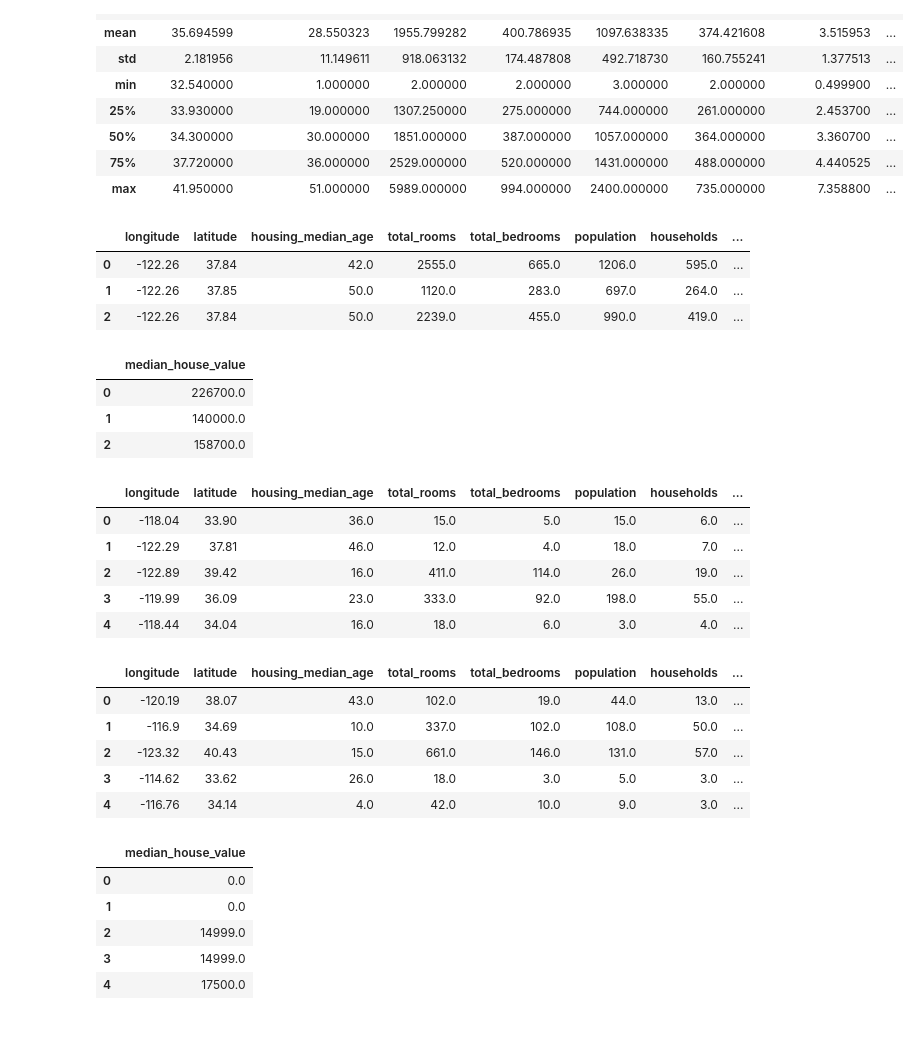
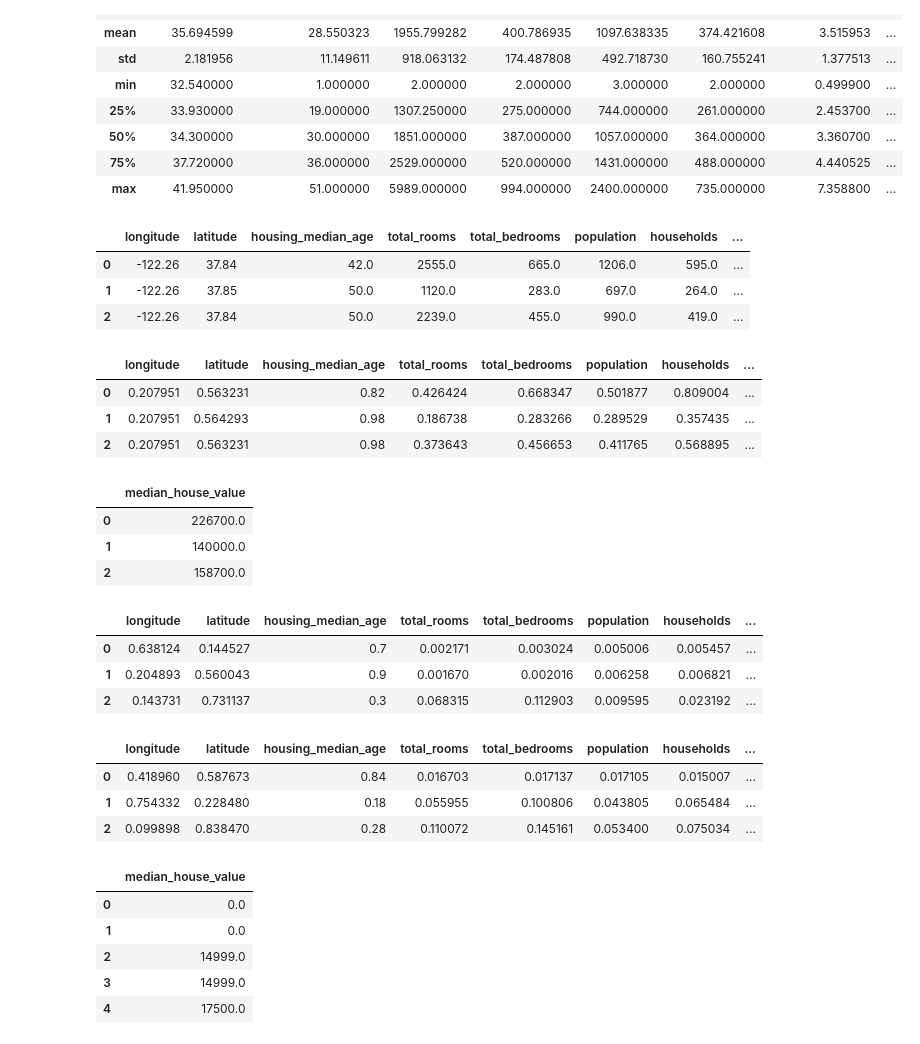
Before and after one commit to lucasrodrigues10/IA_Python, a Jupyter notebook: Trabalho_IA.ipynb, the cells around one changed output. Cells and saved outputs as stored; diff of their text form; code cells hidden in the pictures.

```diff
--- a/Trabalho_IA.ipynb
+++ b/Trabalho_IA.ipynb
@@ -59,13 +59,39 @@ precos_casa.describe()
 # separa o dataframe
 dados = precos_casa.loc[:, precos_casa.columns != 'median_house_value']
 target = precos_casa.loc[:, precos_casa.columns == 'median_house_value']
+# %%
+# numeriza o ocean
+dic_ocean = {0: 'NEAR BAY', 1: '<1H OCEAN', 2: 'INLAND', 3: 'NEAR OCEAN', 4: 'ISLAND'}
+for chave, valor in dic_ocean.items():
+    dados = dados.replace(valor, chave)
+# %%
+dados.head(3)
+# %% [output]
+|  | longitude | latitude | housing_median_age | total_rooms | total_bedrooms | population | households | ... |
+| 0 | -122.26 | 37.84 | 42.0 | 2555.0 | 665.0 | 1206.0 | 595.0 | ... |
+| 1 | -122.26 | 37.85 | 50.0 | 1120.0 | 283.0 | 697.0 | 264.0 | ... |
+| 2 | -122.26 | 37.84 | 50.0 | 2239.0 | 455.0 | 990.0 | 419.0 | ... |
+# %%
+# normaliza dados
+colunas = dados.columns
+min_max_scaler = preprocessing.MinMaxScaler()
+x_scaled = min_max_scaler.fit_transform(dados.values.astype(float))
+dados = pd.DataFrame(x_scaled)
+dados.columns = colunas
+
+#normaliza target
+colunas = target.columns
+min_max_scaler = preprocessing.MinMaxScaler()
+x_scaled = min_max_scaler.fit_transform(dados.values.astype(float))
+dados = pd.DataFrame(x_scaled)
+dados.columns = colunas
 # %%
 dados.head(3)
 # %% [output]
 |  | longitude | latitude | housing_median_age | total_rooms | total_bedrooms | population | households | ... |
-| 0 | -122.26 | 37.84 | 42.0 | 2555.0 | 665.0 | 1206.0 | 595.0 | ... |
-| 1 | -122.26 | 37.85 | 50.0 | 1120.0 | 283.0 | 697.0 | 264.0 | ... |
-| 2 | -122.26 | 37.84 | 50.0 | 2239.0 | 455.0 | 990.0 | 419.0 | ... |
+| 0 | 0.207951 | 0.563231 | 0.82 | 0.426424 | 0.668347 | 0.501877 | 0.809004 | ... |
+| 1 | 0.207951 | 0.564293 | 0.98 | 0.186738 | 0.283266 | 0.289529 | 0.357435 | ... |
+| 2 | 0.207951 | 0.563231 | 0.98 | 0.373643 | 0.456653 | 0.411765 | 0.568895 | ... |
 # %%
 target.head(3)
 # %% [output]
@@ -86,23 +112,19 @@ dados_validacao = dados_validacao.sort_values(by=['median_income','households'])
 target_validacao = target_validacao.sort_values(by='median_house_value').reset_index(drop=True)
 target_treino = target_treino.sort_values(by='median_house_value').reset_index(drop=True)
 # %%
-dados_treino.head()
+dados_treino.head(3)
 # %% [output]
 |  | longitude | latitude | housing_median_age | total_rooms | total_bedrooms | population | households | ... |
-| 0 | -118.04 | 33.90 | 36.0 | 15.0 | 5.0 | 15.0 | 6.0 | ... |
-| 1 | -122.29 | 37.81 | 46.0 | 12.0 | 4.0 | 18.0 | 7.0 | ... |
-| 2 | -122.89 | 39.42 | 16.0 | 411.0 | 114.0 | 26.0 | 19.0 | ... |
-| 3 | -119.99 | 36.09 | 23.0 | 333.0 | 92.0 | 198.0 | 55.0 | ... |
-| 4 | -118.44 | 34.04 | 16.0 | 18.0 | 6.0 | 3.0 | 4.0 | ... |
+| 0 | 0.638124 | 0.144527 | 0.7 | 0.002171 | 0.003024 | 0.005006 | 0.005457 | ... |
+| 1 | 0.204893 | 0.560043 | 0.9 | 0.001670 | 0.002016 | 0.006258 | 0.006821 | ... |
+| 2 | 0.143731 | 0.731137 | 0.3 | 0.068315 | 0.112903 | 0.009595 | 0.023192 | ... |
 # %%
-dados_validacao.head()
+dados_validacao.head(3)
 # %% [output]
 |  | longitude | latitude | housing_median_age | total_rooms | total_bedrooms | population | households | ... |
-| 0 | -120.19 | 38.07 | 43.0 | 102.0 | 19.0 | 44.0 | 13.0 | ... |
-| 1 | -116.9 | 34.69 | 10.0 | 337.0 | 102.0 | 108.0 | 50.0 | ... |
-| 2 | -123.32 | 40.43 | 15.0 | 661.0 | 146.0 | 131.0 | 57.0 | ... |
-| 3 | -114.62 | 33.62 | 26.0 | 18.0 | 3.0 | 5.0 | 3.0 | ... |
-| 4 | -116.76 | 34.14 | 4.0 | 42.0 | 10.0 | 9.0 | 3.0 | ... |
+| 0 | 0.418960 | 0.587673 | 0.84 | 0.016703 | 0.017137 | 0.017105 | 0.015007 | ... |
+| 1 | 0.754332 | 0.228480 | 0.18 | 0.055955 | 0.100806 | 0.043805 | 0.065484 | ... |
+| 2 | 0.099898 | 0.838470 | 0.28 | 0.110072 | 0.145161 | 0.053400 | 0.075034 | ... |
 # %%
 target_treino.head()
 # %% [output]
```
Also changed, not shown: parts of 10 cells of this notebook, 1 other file.
